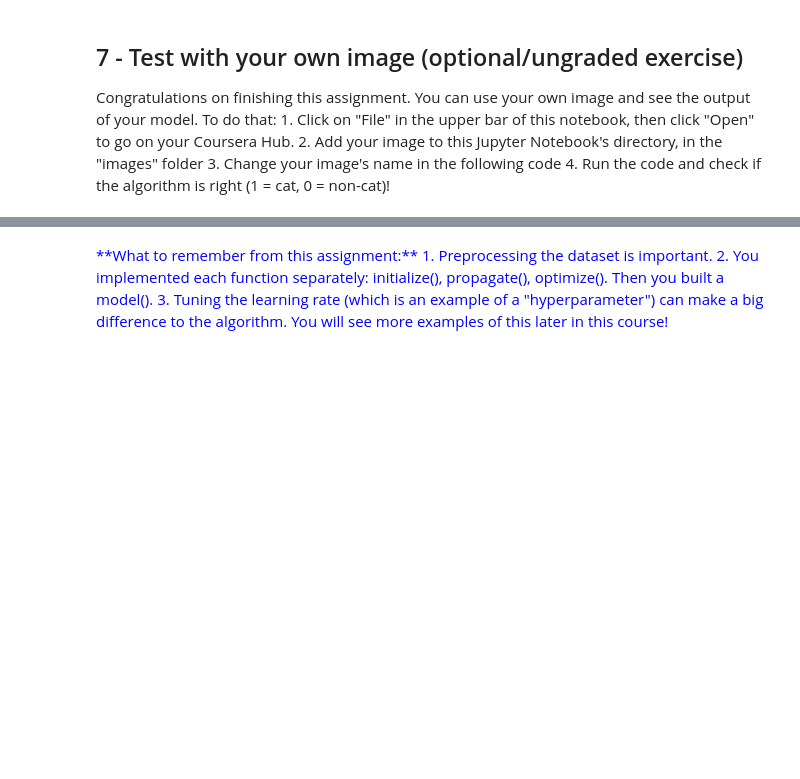
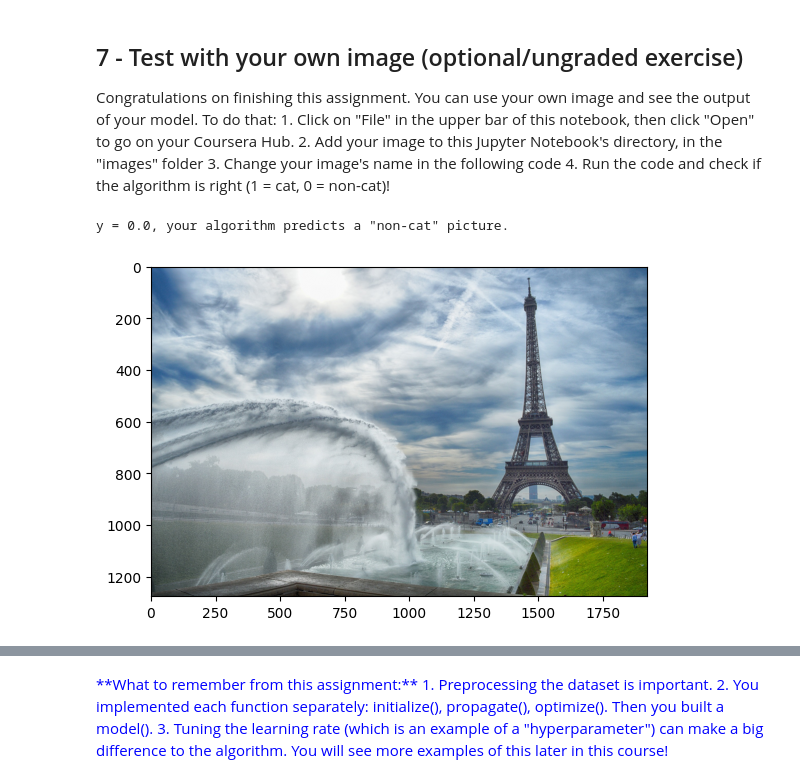
Before and after one commit to leadylearn/logistic-regression-neural-network, a Jupyter notebook: Logistic Regression as a Neural Network/Logistic.ipynb, the cells around one changed output, grey strips where cells are left out. Cells and saved outputs as stored; diff of their text form; code cells hidden in the pictures; blank space fills up the shorter version.

```diff
--- a/Logistic Regression as a Neural Network/Logistic.ipynb
+++ b/Logistic Regression as a Neural Network/Logistic.ipynb
@@ -733,14 +751,38 @@ Congratulations on finishing this assignment. You can use your own image and see
 # %%
 ## START CODE HERE ## (PUT YOUR IMAGE NAME)
 my_image = "my_image.jpg"   # change this to the name of your image file
 ## END CODE HERE ##
 
 # We preprocess the image to fit your algorithm.
 fname = "images/" + my_image
-image = np.array(ndimage.imread(fname, flatten=False))
+
+# Essayer différentes méthodes de lecture
+try:
+    image = plt.imread(fname)  # Méthode 1: matplotlib
+except:
+    try:
+        from PIL import Image
+        image = np.array(Image.open(fname))  # Méthode 2: PIL
+    except:
+        print("Erreur: Impossible de lire l'image")
+        exit()
+
 image = image/255.
-my_image = scipy.misc.imresize(image, size=(num_px,num_px)).reshape((1, num_px*num_px*3)).T
-my_predicted_image = predict(d["w"], d["b"], my_image)
+
+# Pour imresize (aussi déprécié), utiliser np.resize ou PIL
+try:
+    my_image_processed = scipy.misc.imresize(image, size=(num_px,num_px)).reshape((1, num_px*num_px*3)).T
+except:
+    from PIL import Image
+    img_pil = Image.fromarray((image * 255).astype(np.uint8))
+    img_resized = img_pil.resize((num_px, num_px))
+    my_image_processed = np.array(img_resized)/255.
+    my_image_processed = my_image_processed.reshape((1, num_px*num_px*3)).T
+
+my_predicted_image = predict(d["w"], d["b"], my_image_processed)
 
 plt.imshow(image)
-print("y = " + str(np.squeeze(my_predicted_image)) + ", your algorithm predicts a \"" + classes[int(np.squeeze(my_predicted_image)),].decode("utf-8") +  "\" picture.")
+print("y = " + str(np.squeeze(my_predicted_image)) + ", your algorithm predicts a \"" + classes[int(np.squeeze(my_predicted_image))].decode("utf-8") +  "\" picture.")
+# %% [output]
+y = 0.0, your algorithm predicts a "non-cat" picture.
+[figure, added]
```
Also changed, not shown: parts of 14 cells of this notebook, 14 other files.
